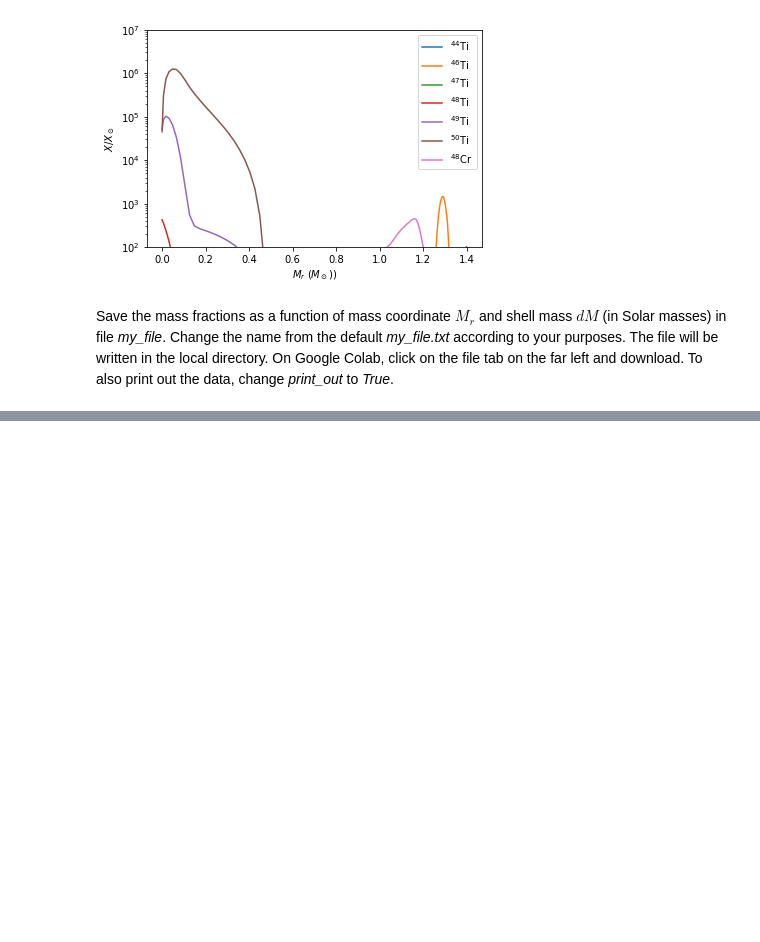
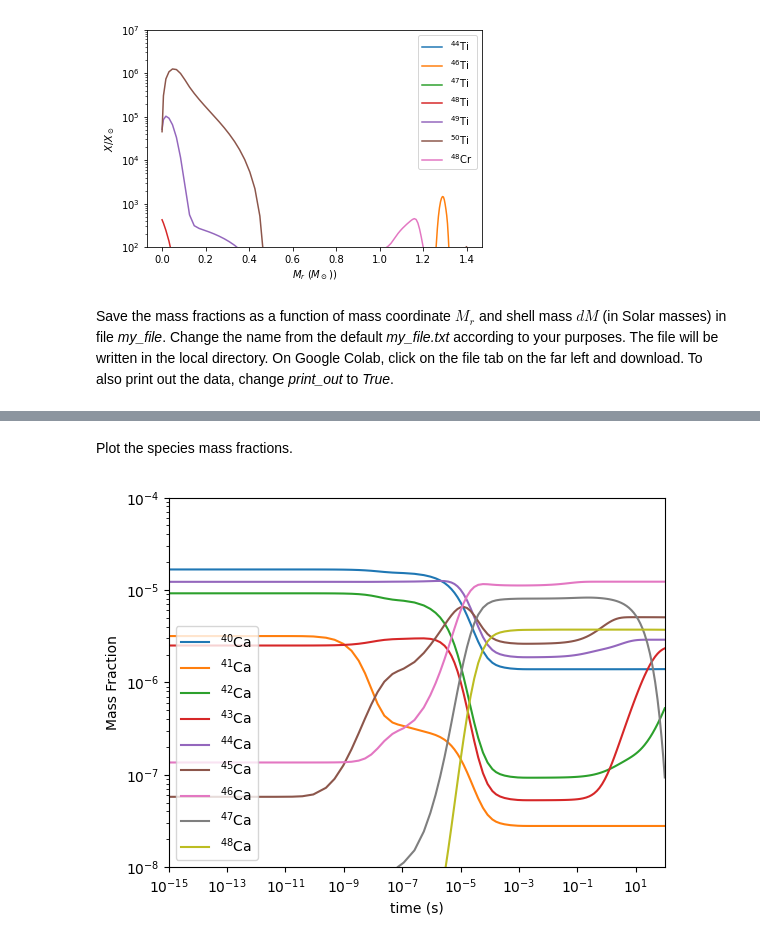
Before and after one commit to mbradle/NRLEE-Nucleosynthesis, a Jupyter notebook: nrlee.ipynb, the cells around one changed output, grey strips where cells are left out. Drawn from its saved outputs; the diff is of its cells as text; code cells hidden in the pictures; blank space fills up the shorter version.

```diff
--- a/nrlee.ipynb
+++ b/nrlee.ipynb
@@ -336,0 +380,12 @@ if print_out:
+# %%
+species = ['ca40', 'ca41', 'ca42', 'ca43', 'ca44', 'ca45', 'ca46', 'ca47', 'ca48']
+daughters = {'ca41': 'k41', 'ca45': 'sc45', 'ca47': 'ti47'}
+
+lnames = my_xml.get_latex_names(species)
+# %% [markdown]
+Plot the species mass fractions.
+# %%
+my_xml.plot_mass_fractions_vs_property('time', species, xscale = 'log', yscale = 'log', use_latex_names = True,
+                                      xlim = [1.e-15, 100], ylim = [1.e-8, 1.e-4], xlabel = 'time (s)')
+# %% [output]
+[figure, added]
```
Also changed, not shown: parts of 20 cells of this notebook.
